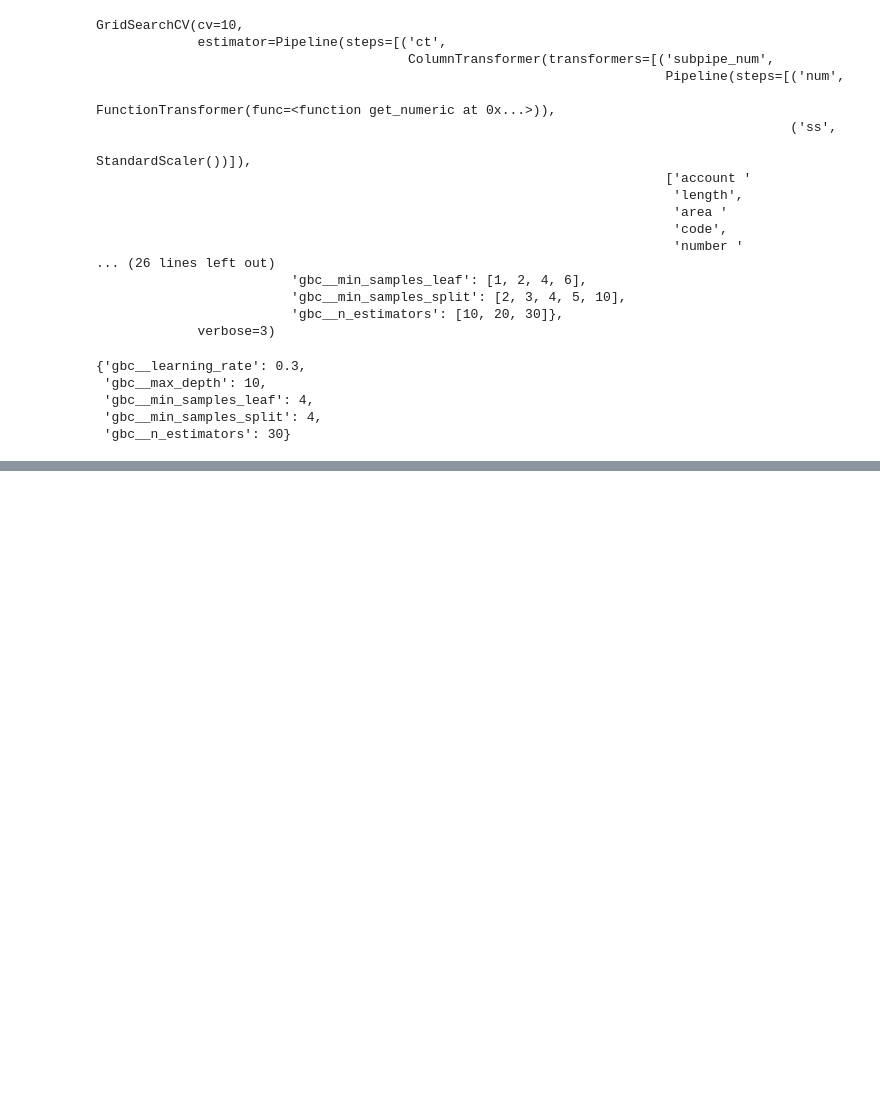
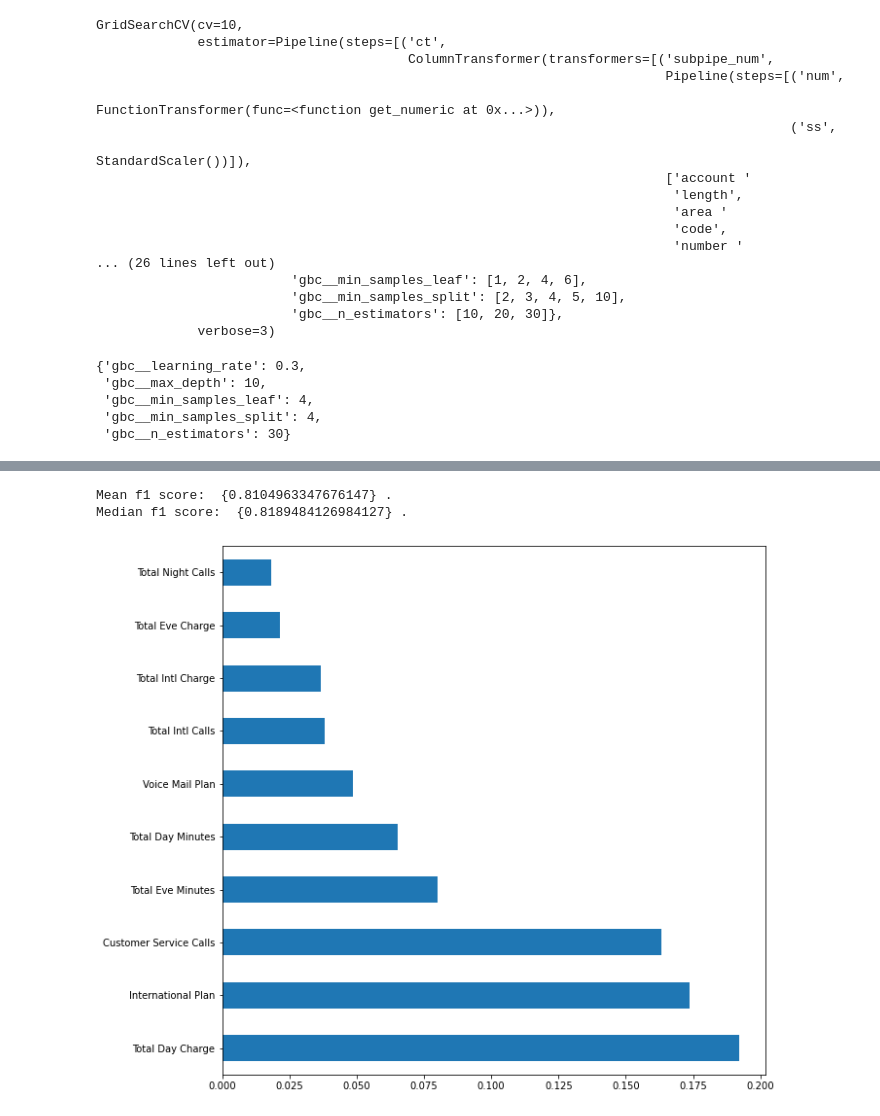
Before and after one commit to ThomasHChapman/P3-Classifer, a Jupyter notebook: WorkingNbs/WorkingNB.ipynb, the cells around one changed output, grey strips where cells are left out. Saved outputs shown, nothing was run; the diff lists cells and outputs as text; code cells hidden in the pictures; blank space fills up the shorter version.

```diff
--- a/WorkingNbs/WorkingNB.ipynb
+++ b/WorkingNbs/WorkingNB.ipynb
@@ -807,0 +936,13 @@ gbc_gs.best_params_
+# %%
+gbc_tuned_pipeline = ImPipeline(steps=[
+                                        ('ct', CT),
+                                        ('sm', sm),
+                                        ('gbct', GradientBoostingClassifier(learning_rate=0.3,
+                                                                           max_depth=10,
+                                                                           min_samples_leaf=4,
+                                                                           min_samples_split=4,
+                                                                           n_estimators=30))
+                                       ]
+                                )
+# %%
+gbc_tuned_pipeline.fit(X_train, y_train)
@@ -807,0 +979,9 @@ gbc_gs.best_params_
+# %%
+cross_val(gbc_tuned_pipeline, X_train, y_train)
+# %% [output]
+Mean f1 score:  {0.8104963347676147} .
+Median f1 score:  {0.8189484126984127} .
+# %%
+gbc_importances = get_feature_importance(gbc_tuned_pipeline, 'gbct', X_train, y_train)
+# %% [output]
+[figure, added]
```
Also changed, not shown: parts of 19 cells of this notebook.
